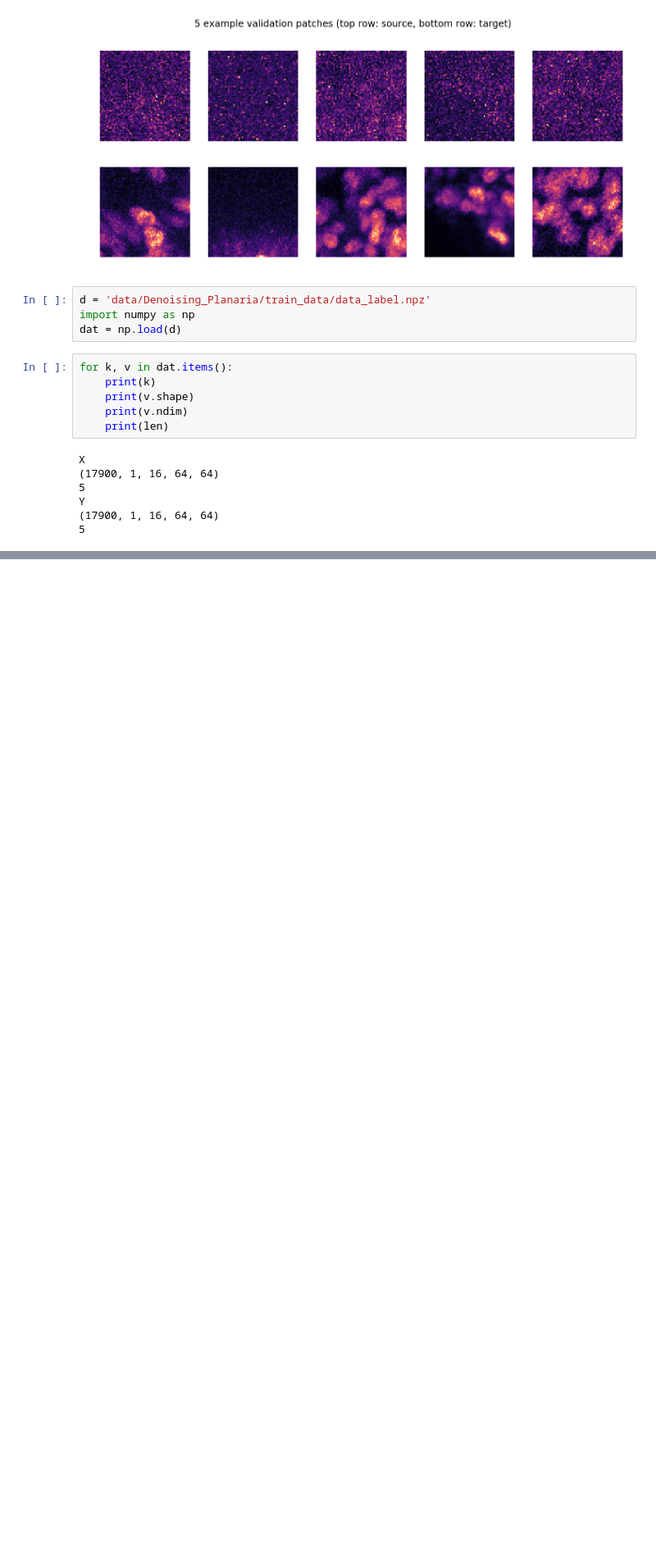
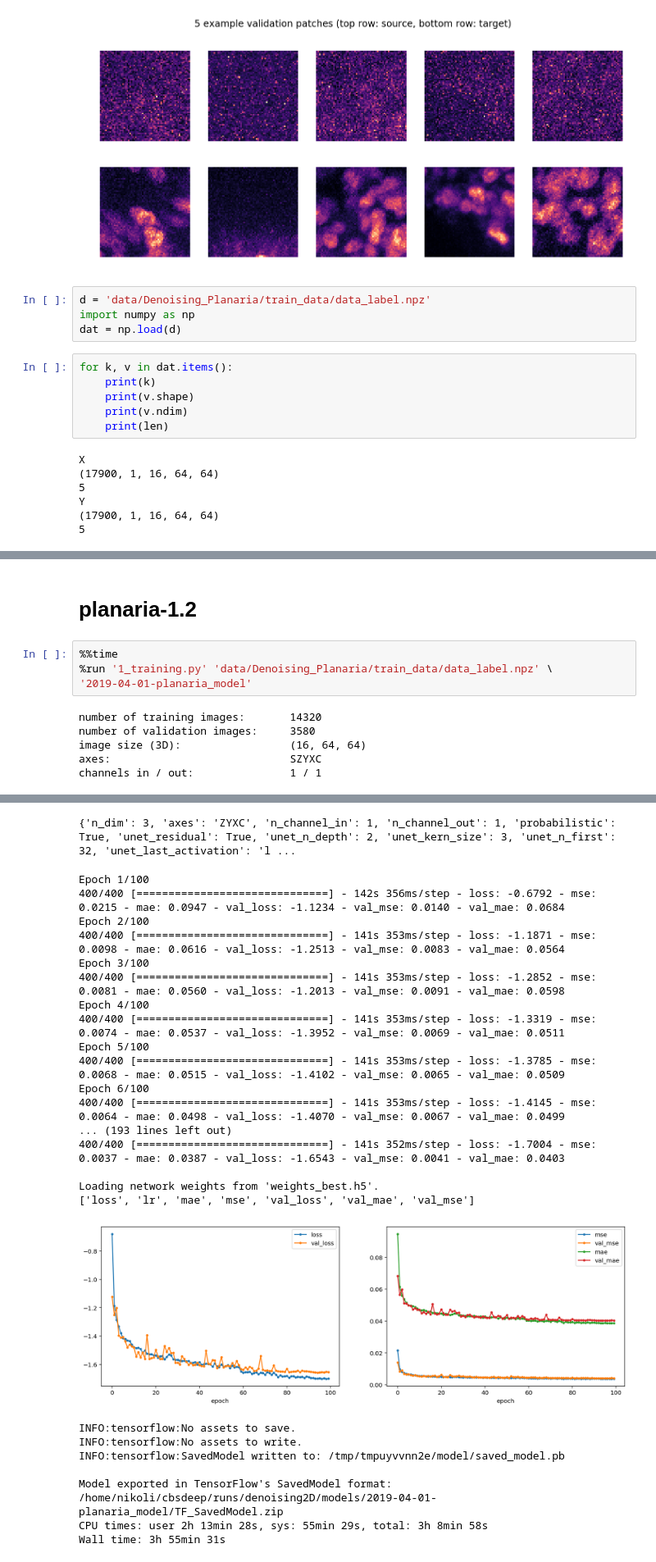
Before and after one commit to ksr987/COMP551-MP4, a Jupyter notebook: denoising/1_training.ipynb, the cells around one changed output, grey strips where cells are left out. Shown at 82% size. Cells and saved outputs as stored; diff of their text form; blank space fills up the shorter version.

```diff
--- a/denoising/1_training.ipynb
+++ b/denoising/1_training.ipynb
@@ -92,0 +109,12 @@ Model exported in TensorFlow's SavedModel format:
+# %% [markdown]
+# planaria-1.2
+# %%
+%%time
+%run '1_training.py' 'data/Denoising_Planaria/train_data/data_label.npz' \
+'2019-04-01-planaria_model'
+# %% [output]
+number of training images:       14320
+number of validation images:     3580
+image size (3D):                 (16, 64, 64)
+axes:                            SZYXC
+channels in / out:               1 / 1
@@ -92,0 +122,27 @@ Model exported in TensorFlow's SavedModel format:
+{'n_dim': 3, 'axes': 'ZYXC', 'n_channel_in': 1, 'n_channel_out': 1, 'probabilistic': True, 'unet_residual': True, 'unet_n_depth': 2, 'unet_kern_size': 3, 'unet_n_first': 32, 'unet_last_activation': 'l ...
+Epoch 1/100
+400/400 [==============================] - 142s 356ms/step - loss: -0.6792 - mse: 0.0215 - mae: 0.0947 - val_loss: -1.1234 - val_mse: 0.0140 - val_mae: 0.0684
+Epoch 2/100
+400/400 [==============================] - 141s 353ms/step - loss: -1.1871 - mse: 0.0098 - mae: 0.0616 - val_loss: -1.2513 - val_mse: 0.0083 - val_mae: 0.0564
+Epoch 3/100
+400/400 [==============================] - 141s 353ms/step - loss: -1.2852 - mse: 0.0081 - mae: 0.0560 - val_loss: -1.2013 - val_mse: 0.0091 - val_mae: 0.0598
+Epoch 4/100
+400/400 [==============================] - 141s 353ms/step - loss: -1.3319 - mse: 0.0074 - mae: 0.0537 - val_loss: -1.3952 - val_mse: 0.0069 - val_mae: 0.0511
+Epoch 5/100
+400/400 [==============================] - 141s 353ms/step - loss: -1.3785 - mse: 0.0068 - mae: 0.0515 - val_loss: -1.4102 - val_mse: 0.0065 - val_mae: 0.0509
+Epoch 6/100
+400/400 [==============================] - 141s 353ms/step - loss: -1.4145 - mse: 0.0064 - mae: 0.0498 - val_loss: -1.4070 - val_mse: 0.0067 - val_mae: 0.0499
+... (193 lines left out)
+400/400 [==============================] - 141s 352ms/step - loss: -1.7004 - mse: 0.0037 - mae: 0.0387 - val_loss: -1.6543 - val_mse: 0.0041 - val_mae: 0.0403
+
+Loading network weights from 'weights_best.h5'.
+['loss', 'lr', 'mae', 'mse', 'val_loss', 'val_mae', 'val_mse']
+[figure, added]
+INFO:tensorflow:No assets to save.
+INFO:tensorflow:No assets to write.
+INFO:tensorflow:SavedModel written to: /tmp/tmpuyvvnn2e/model/saved_model.pb
+
+Model exported in TensorFlow's SavedModel format:
+/home/nikoli/cbsdeep/runs/denoising2D/models/2019-04-01-planaria_model/TF_SavedModel.zip
+CPU times: user 2h 13min 28s, sys: 55min 29s, total: 3h 8min 58s
+Wall time: 3h 55min 31s
```
Also changed, not shown: parts of 10 cells of this notebook, 6 other files.
